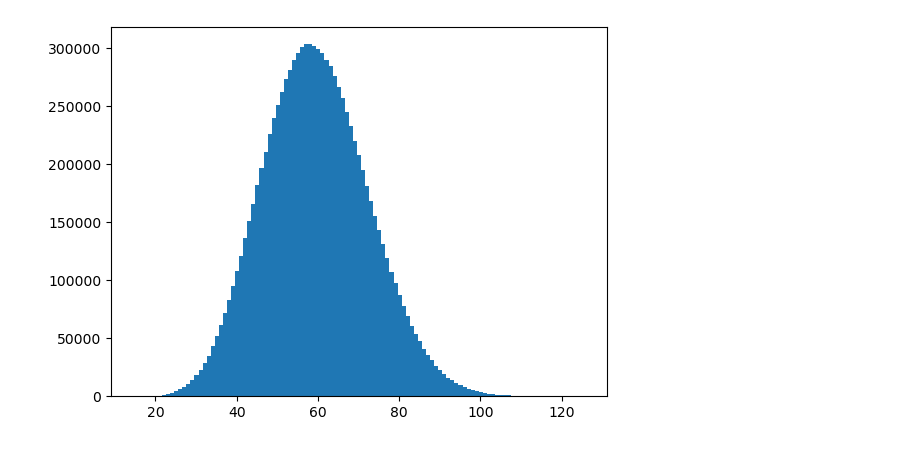
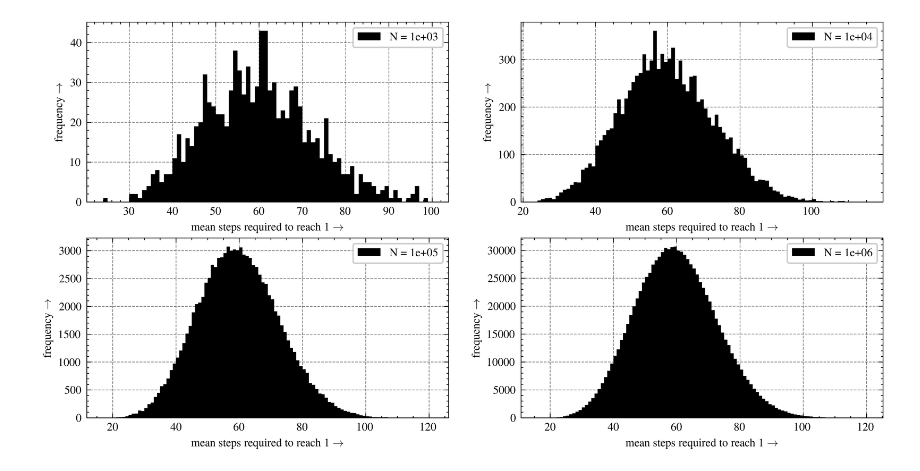
Before and after one commit to rohandebsarkar/NumericalMethodsForComputationalPhysics, a Jupyter notebook: projects/undergraduate/Statistical_Mechanics/JupyterNotebook/Central_Limit_Theorem.ipynb, the cells around one changed output. Drawn from its saved outputs; the diff is of its cells as text; code cells hidden in the pictures.

```diff
--- a/projects/undergraduate/Statistical_Mechanics/JupyterNotebook/Central_Limit_Theorem.ipynb
+++ b/projects/undergraduate/Statistical_Mechanics/JupyterNotebook/Central_Limit_Theorem.ipynb
@@ -4,7 +25,9 @@ import matplotlib.pyplot as plt
 # %%
-def collatz(n):
+# Function to calculate the number to steps required to reach 1
+@np.vectorize
+def collatz_steps_to_1(n):
     count = 0
-    while n != 1:
+    while n > 1:
         count += 1
         if n % 2 == 0:
             n = n // 2
@@ -12,10 +35,3 @@ def collatz(n):
             n = 3 * n + 1
 
     return count
-# %%
-max_int = 1000
-
-collatz_steps = np.zeros(max_int+1)
-
-for i in range(5, max_int + 1):
-    collatz_steps[i] = collatz(i)
@@ -25,6 +38,28 @@ x = np.mean(rand_int, axis=1)
-# %%
-plt.hist(x, bins=np.arange(np.min(x), np.max(x), 1))
-
-plt.show()
-# %% [output]
-[figure, removed]
+# %%
+min_int = 5 # Starting positive integer for calculating required steps
+max_int = 1000 # Ending positive integer for calculating required steps
+
+# Steps required to reach 1 in Collatz conjecture from `min_int` to `max_int`
+collatz_steps = collatz_steps_to_1(np.arange(min_int, max_int, 1))
+# %%
+n = 10 # Number of samples taken in each experiment
+N = 1e3, 1e4, 1e5, 1e6 # Number of experiments
+
+for i in range(len(N)):
+    # Randomly choosing `n` samples
+    rand_steps = np.random.choice(collatz_steps, (int(N[i]), n))
+
+    # Clculating the mean of the steps required of the `n` samples
+    mean_steps = np.mean(rand_steps, axis=1)
+
+    plt.subplot(ceil(len(N)/2), ceil(len(N)/2), i+1)
+
+    # Plotting a histogram of the mean steps required
+    plt.hist(mean_steps, bins=np.arange(floor(min(mean_steps)), ceil(max(mean_steps)), 1), label=f"N = {N[i]:.0e}")
+    plt.legend()
+    plt.xlabel("mean steps required to reach 1 $\\rightarrow$")
+    plt.ylabel("frequency $\\rightarrow$")
+
+plt.show()
+# %% [output]
+[figure, added]
```
Also changed, not shown: parts of 6 cells of this notebook.
